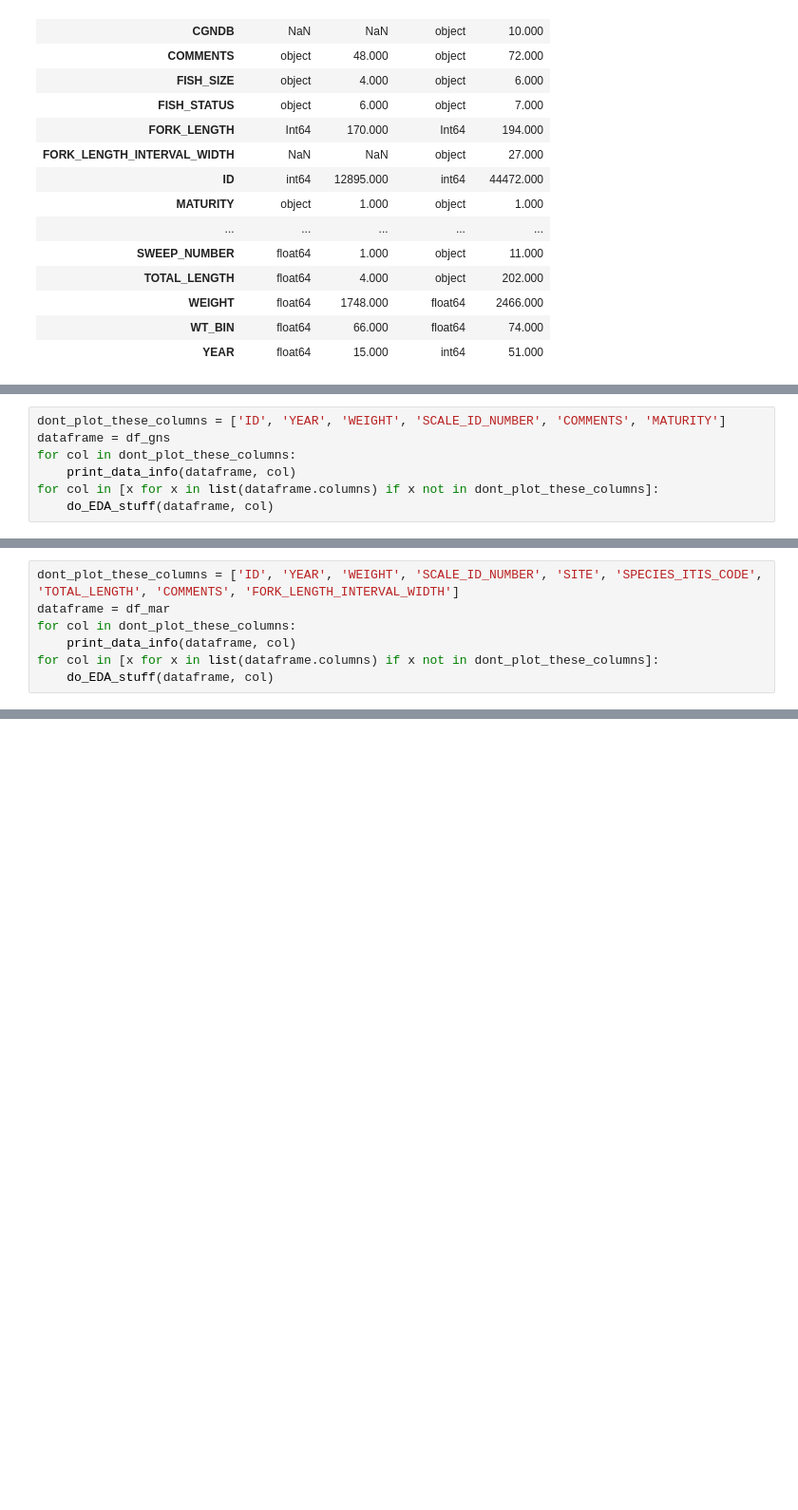
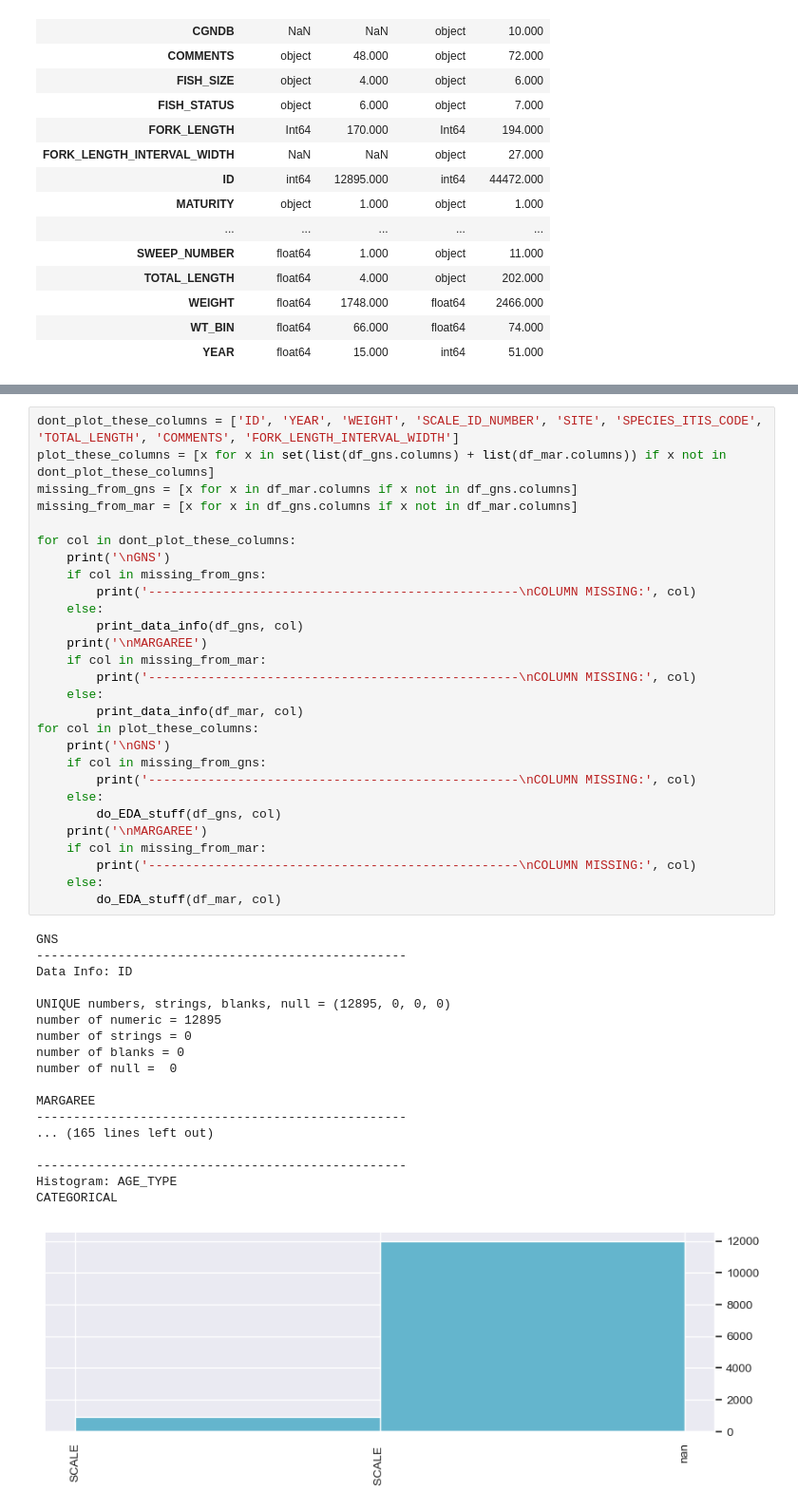
Before and after one commit to dfo-gulf-science/EFishing-EDA, a Jupyter notebook: E_Fishing_EDA.ipynb, the cells around one changed output, grey strips where cells are left out. Shown at 95% size. Drawn from its saved outputs; the diff is of its cells as text; blank space fills up the shorter version.

```diff
--- a/E_Fishing_EDA.ipynb
+++ b/E_Fishing_EDA.ipynb
@@ -453,7 +452,0 @@ df_mar.YEAR.min(), df_gns.YEAR.min()
-# %%
-dont_plot_these_columns = ['ID', 'YEAR', 'WEIGHT', 'SCALE_ID_NUMBER', 'COMMENTS', 'MATURITY']
-dataframe = df_gns
-for col in dont_plot_these_columns:
-    print_data_info(dataframe, col)
-for col in [x for x in list(dataframe.columns) if x not in dont_plot_these_columns]:
-    do_EDA_stuff(dataframe, col)
@@ -516,7 +452,0 @@ NUMERICAL
-# %%
-dont_plot_these_columns = ['ID', 'YEAR', 'WEIGHT', 'SCALE_ID_NUMBER', 'SITE', 'SPECIES_ITIS_CODE', 'TOTAL_LENGTH', 'COMMENTS', 'FORK_LENGTH_INTERVAL_WIDTH']
-dataframe = df_mar
-for col in dont_plot_these_columns:
-    print_data_info(dataframe, col)
-for col in [x for x in list(dataframe.columns) if x not in dont_plot_these_columns]:
-    do_EDA_stuff(dataframe, col)
@@ -578,0 +455,47 @@ CATEGORICAL
+# %%
+dont_plot_these_columns = ['ID', 'YEAR', 'WEIGHT', 'SCALE_ID_NUMBER', 'SITE', 'SPECIES_ITIS_CODE', 'TOTAL_LENGTH', 'COMMENTS', 'FORK_LENGTH_INTERVAL_WIDTH']
+plot_these_columns = [x for x in set(list(df_gns.columns) + list(df_mar.columns)) if x not in dont_plot_these_columns]
+missing_from_gns = [x for x in df_mar.columns if x not in df_gns.columns]
+missing_from_mar = [x for x in df_gns.columns if x not in df_mar.columns]
+
+for col in dont_plot_these_columns:
+    print('\nGNS')
+    if col in missing_from_gns:
+        print('--------------------------------------------------\nCOLUMN MISSING:', col)
+    else:
+        print_data_info(df_gns, col)
+    print('\nMARGAREE')
+    if col in missing_from_mar:
+        print('--------------------------------------------------\nCOLUMN MISSING:', col)
+    else:
+        print_data_info(df_mar, col)
+for col in plot_these_columns:
+    print('\nGNS')
+    if col in missing_from_gns:
+        print('--------------------------------------------------\nCOLUMN MISSING:', col)
+    else:
+        do_EDA_stuff(df_gns, col)
+    print('\nMARGAREE')
+    if col in missing_from_mar:
+        print('--------------------------------------------------\nCOLUMN MISSING:', col)
+    else:
+        do_EDA_stuff(df_mar, col)
+# %% [output]
+GNS
+--------------------------------------------------
+Data Info: ID
+
+UNIQUE numbers, strings, blanks, null = (12895, 0, 0, 0)
+number of numeric = 12895
+number of strings = 0
+number of blanks = 0
+number of null =  0
+
+MARGAREE
+--------------------------------------------------
+... (165 lines left out)
+
+--------------------------------------------------
+Histogram: AGE_TYPE
+CATEGORICAL
+[figure, added]
```
Also changed, not shown: parts of 15 cells of this notebook.
